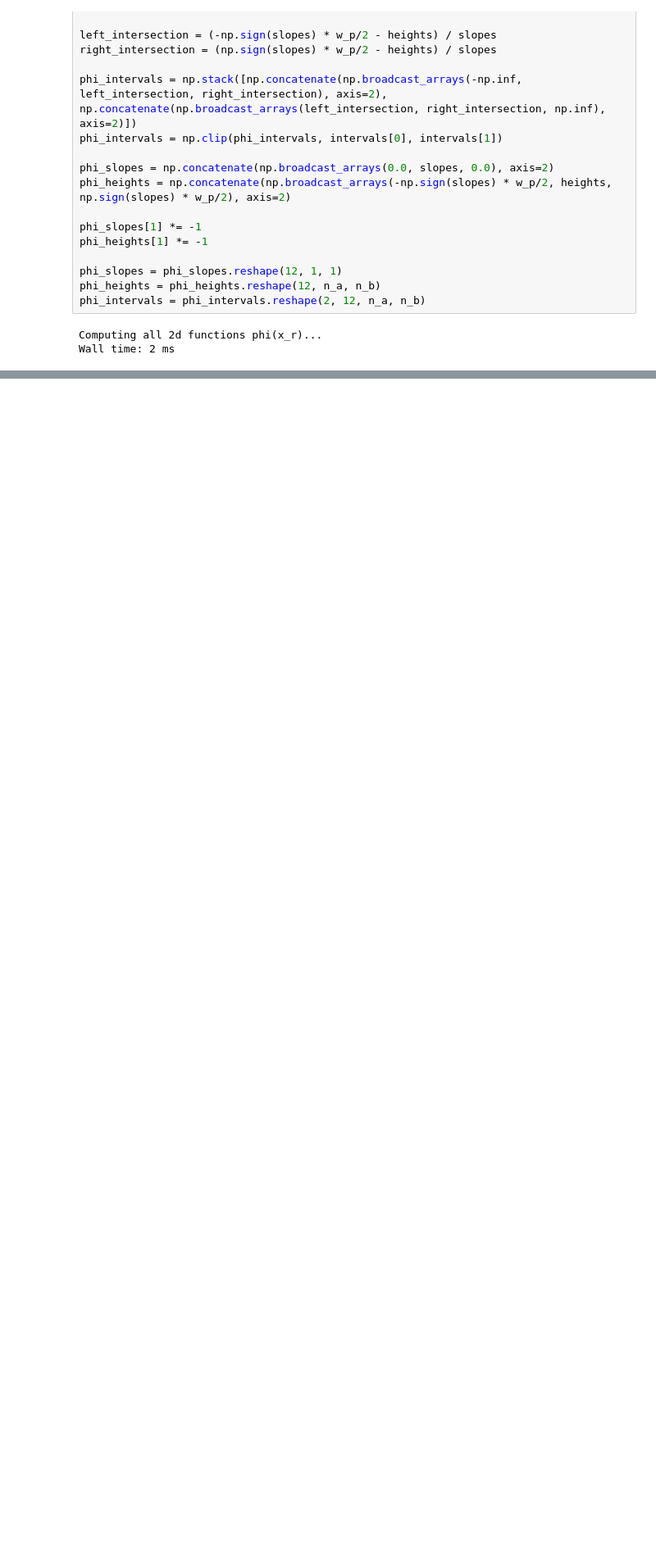
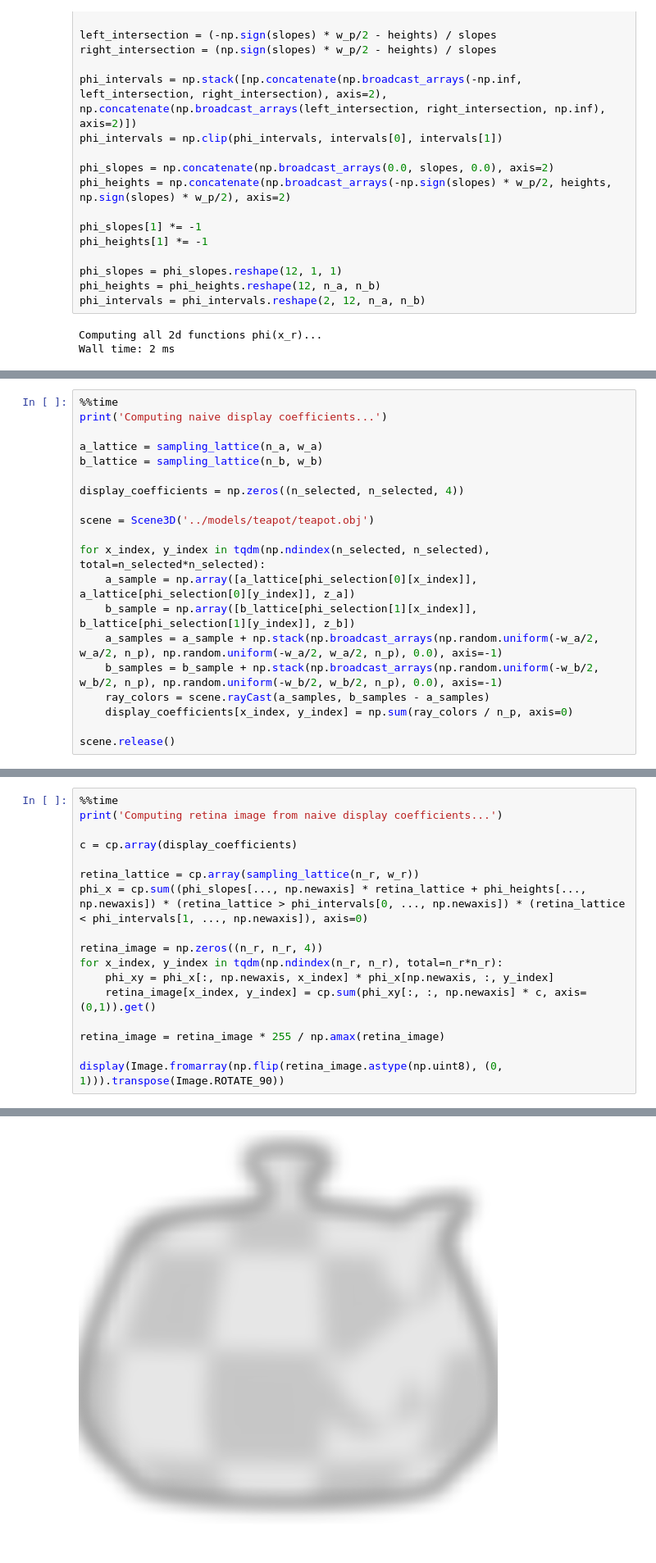
Before and after one commit to raolirom/light-field-prefiltering, a Jupyter notebook: 4d-nnls.ipynb, the cells around one changed output, grey strips where cells are left out. Shown at 82% size. Saved outputs shown, nothing was run; the diff lists cells and outputs as text; blank space fills up the shorter version.

```diff
--- a/4d-nnls.ipynb
+++ b/4d-nnls.ipynb
@@ -193,0 +260,20 @@ Wall time: 4.99 ms
+# %%
+%%time
+print('Computing naive display coefficients...')
+
+a_lattice = sampling_lattice(n_a, w_a)
+b_lattice = sampling_lattice(n_b, w_b)
+
+display_coefficients = np.zeros((n_selected, n_selected, 4))
+
+scene = Scene3D('../models/teapot/teapot.obj')
+
+for x_index, y_index in tqdm(np.ndindex(n_selected, n_selected), total=n_selected*n_selected):
+    a_sample = np.array([a_lattice[phi_selection[0][x_index]], a_lattice[phi_selection[0][y_index]], z_a])
+    b_sample = np.array([b_lattice[phi_selection[1][x_index]], b_lattice[phi_selection[1][y_index]], z_b])
+    a_samples = a_sample + np.stack(np.broadcast_arrays(np.random.uniform(-w_a/2, w_a/2, n_p), np.random.uniform(-w_a/2, w_a/2, n_p), 0.0), axis=-1)
+    b_samples = b_sample + np.stack(np.broadcast_arrays(np.random.uniform(-w_b/2, w_b/2, n_p), np.random.uniform(-w_b/2, w_b/2, n_p), 0.0), axis=-1)
+    ray_colors = scene.rayCast(a_samples, b_samples - a_samples)
+    display_coefficients[x_index, y_index] = np.sum(ray_colors / n_p, axis=0)
+
+scene.release()
@@ -193,0 +283,18 @@ Wall time: 4.99 ms
+# %%
+%%time
+print('Computing retina image from naive display coefficients...')
+
+c = cp.array(display_coefficients)
+
+retina_lattice = cp.array(sampling_lattice(n_r, w_r))
+phi_x = cp.sum((phi_slopes[..., np.newaxis] * retina_lattice + phi_heights[..., np.newaxis]) * (retina_lattice > phi_intervals[0, ..., np.newaxis]) * (retina_lattice < phi_intervals[1, ..., np.newaxis]), axis=0)
+
+retina_image = np.zeros((n_r, n_r, 4))
+for x_index, y_index in tqdm(np.ndindex(n_r, n_r), total=n_r*n_r):
+    phi_xy = phi_x[:, np.newaxis, x_index] * phi_x[np.newaxis, :, y_index]
+    retina_image[x_index, y_index] = cp.sum(phi_xy[:, :, np.newaxis] * c, axis=(0,1)).get()
+
+retina_image = retina_image * 255 / np.amax(retina_image)
+
+display(Image.fromarray(np.flip(retina_image.astype(np.uint8), (0, 1))).transpose(Image.ROTATE_90))
+# %% [output]
@@ -193,0 +302 @@ Wall time: 4.99 ms
+[figure, added]
```
Also changed, not shown: parts of 11 cells of this notebook.
